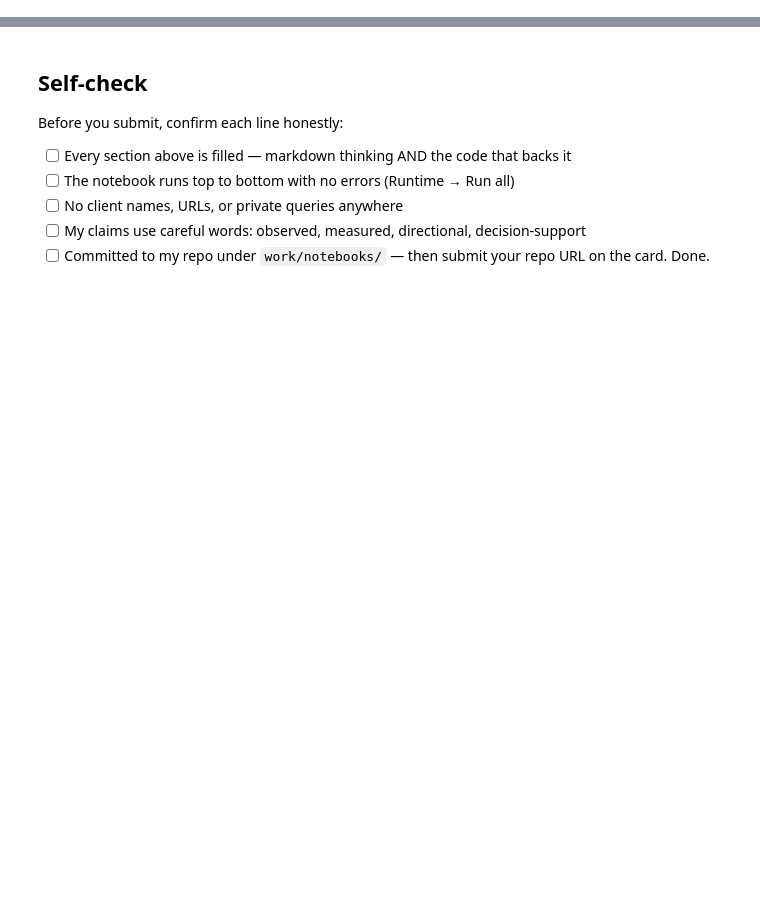
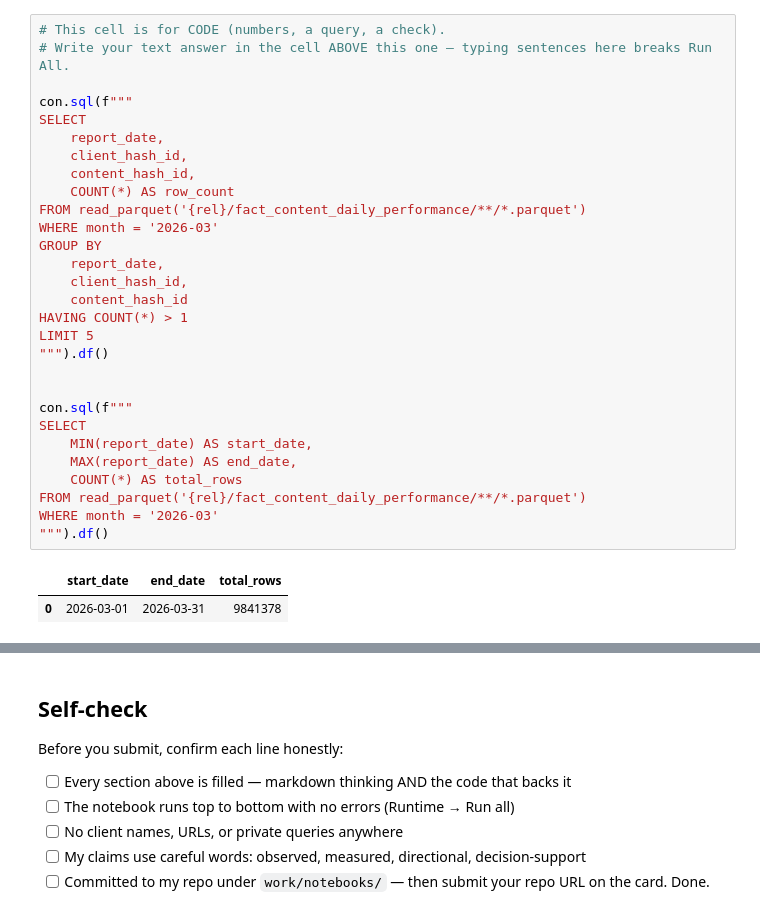
Before and after one commit to yara-08/ML-FlyRank-Internship2, a Jupyter notebook: work/notebooks/w03_data_contract.ipynb, the cells around one changed output, grey strips where cells are left out. Drawn from its saved outputs; the diff is of its cells as text; blank space fills up the shorter version.

```diff
--- a/work/notebooks/w03_data_contract.ipynb
+++ b/work/notebooks/w03_data_contract.ipynb
@@ -12,0 +72,32 @@ This skeleton is yours to fill. Work the sections **in order** — each one has
+# %%
+# This cell is for CODE (numbers, a query, a check).
+# Write your text answer in the cell ABOVE this one — typing sentences here breaks Run All.
+
+con.sql(f"""
+SELECT
+    report_date,
+    client_hash_id,
+    content_hash_id,
+    COUNT(*) AS row_count
+FROM read_parquet('{rel}/fact_content_daily_performance/**/*.parquet')
+WHERE month = '2026-03'
+GROUP BY
+    report_date,
+    client_hash_id,
+    content_hash_id
+HAVING COUNT(*) > 1
+LIMIT 5
+""").df()
+
+
+con.sql(f"""
+SELECT
+    MIN(report_date) AS start_date,
+    MAX(report_date) AS end_date,
+    COUNT(*) AS total_rows
+FROM read_parquet('{rel}/fact_content_daily_performance/**/*.parquet')
+WHERE month = '2026-03'
+""").df()
+# %% [output]
+|  | start_date | end_date | total_rows |
+| 0 | 2026-03-01 | 2026-03-31 | 9841378 |
```
Also changed, not shown: parts of 17 cells of this notebook.
